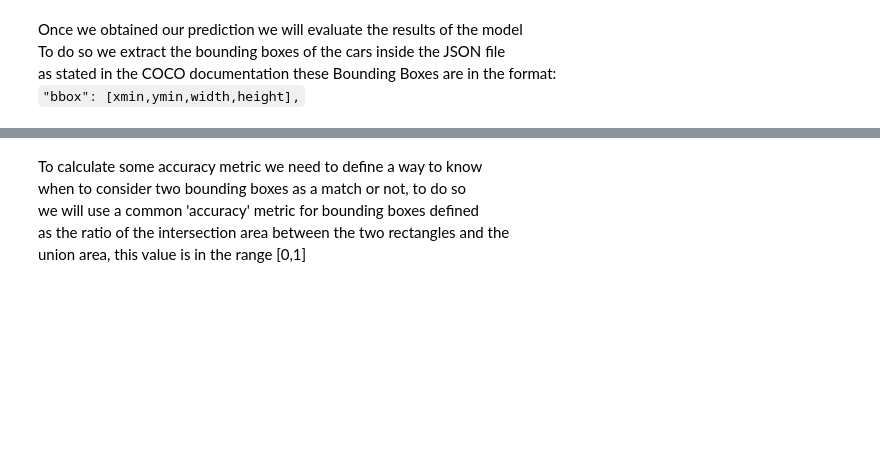
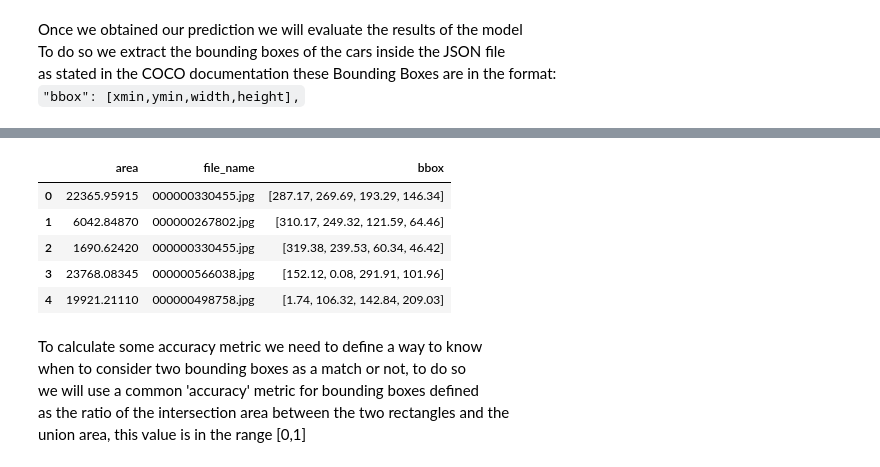
Before and after one commit to MarioAlessandroNapoli/Cars-detection-and-evaluation-using-TensorFlow, a Jupyter notebook: Cars detection.ipynb, the cells around one changed output, grey strips where cells are left out. Drawn from its saved outputs; the diff is of its cells as text; code cells hidden in the pictures; blank space fills up the shorter version.

```diff
--- a/Cars detection.ipynb
+++ b/Cars detection.ipynb
@@ -193,7 +201,7 @@ as stated in the COCO documentation these Bounding Boxes are in the format: <br>
 `"bbox": [xmin,ymin,width,height],`
 # %%
 %%time
-json=pd.read_json (r'cars\\annotations_sample.json')
+json=pd.read_json('annotations_sample.json')
 
 area = []
 file_name = []
@@ -209,3 +217,4 @@ for annotation in json['annotations']:
 dataInfo = pd.DataFrame({'area':area, 'file_name':file_name, 'bbox':bbox})
 del json, area, file_name, bbox
 dataInfo.head()
+# %% [output]
@@ -212,3 +222,9 @@ dataInfo.head()
+|  | area | file_name | bbox |
+| 0 | 22365.95915 | 000000330455.jpg | [287.17, 269.69, 193.29, 146.34] |
+| 1 | 6042.84870 | 000000267802.jpg | [310.17, 249.32, 121.59, 64.46] |
+| 2 | 1690.62420 | 000000330455.jpg | [319.38, 239.53, 60.34, 46.42] |
+| 3 | 23768.08345 | 000000566038.jpg | [152.12, 0.08, 291.91, 101.96] |
+| 4 | 19921.21110 | 000000498758.jpg | [1.74, 106.32, 142.84, 209.03] |
 # %% [markdown]
 To calculate some accuracy metric we need to define a way to know <br>
 when to consider two bounding boxes as a match or not, to do so <br>
```
Also changed, not shown: parts of 11 cells of this notebook.
